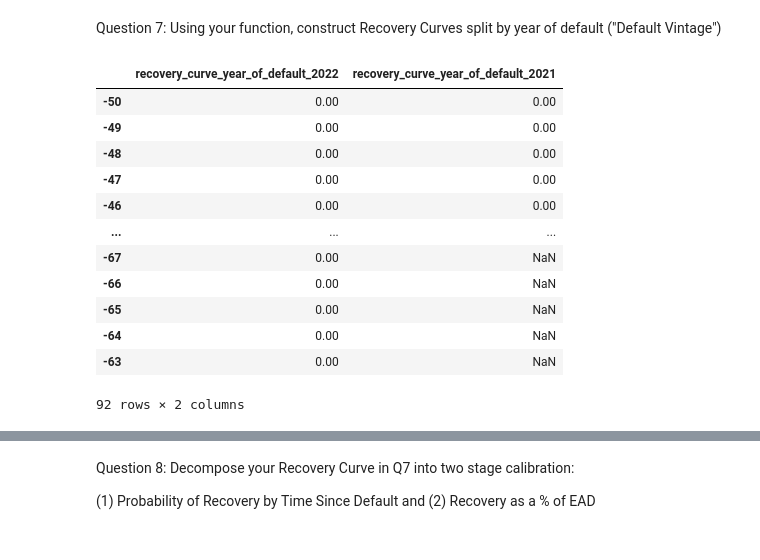
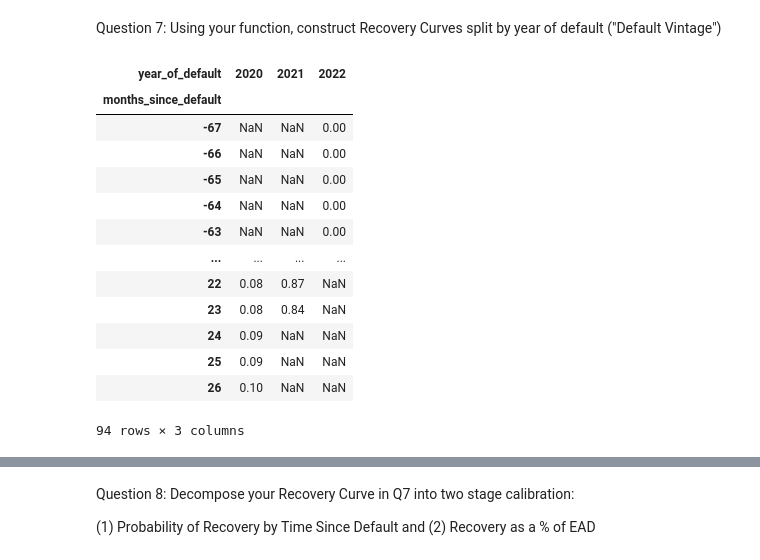
Before and after one commit to quantgirluk/loans_case_study, a Jupyter notebook: Answers.ipynb, the cells around one changed output, grey strips where cells are left out. Drawn from its saved outputs; the diff is of its cells as text; code cells hidden in the pictures.

```diff
--- a/Answers.ipynb
+++ b/Answers.ipynb
@@ -154,18 +192,20 @@ portfolio.construct_recovery_curve()
 # %% [markdown]
 Question 7: Using your function, construct Recovery Curves split by year of default ("Default Vintage")
 # %%
-portfolio.construct_recovery_curve(pivots=['year_of_default'])
+RCY = portfolio.construct_recovery_curve(pivots=['year_of_default'])
+RCY
 # %% [output]
-|  | recovery_curve_year_of_default_2022 | recovery_curve_year_of_default_2021 |
-| -50 | 0.00 | 0.00 |
-| -49 | 0.00 | 0.00 |
-| -48 | 0.00 | 0.00 |
-| -47 | 0.00 | 0.00 |
-| -46 | 0.00 | 0.00 |
-| ... | ... | ... |
-| -67 | 0.00 | NaN |
-| -66 | 0.00 | NaN |
-| -65 | 0.00 | NaN |
-| -64 | 0.00 | NaN |
-| -63 | 0.00 | NaN |
+| year_of_default | 2020 | 2021 | 2022 |
+| months_since_default |  |  |  |
+| -67 | NaN | NaN | 0.00 |
+| -66 | NaN | NaN | 0.00 |
+| -65 | NaN | NaN | 0.00 |
+| -64 | NaN | NaN | 0.00 |
+| -63 | NaN | NaN | 0.00 |
+| ... | ... | ... | ... |
+| 22 | 0.08 | 0.87 | NaN |
+| 23 | 0.08 | 0.84 | NaN |
+| 24 | 0.09 | NaN | NaN |
+| 25 | 0.09 | NaN | NaN |
+| 26 | 0.10 | NaN | NaN |
-92 rows × 2 columns
+94 rows × 3 columns
```
Also changed, not shown: parts of 17 cells of this notebook, 16 other files.
